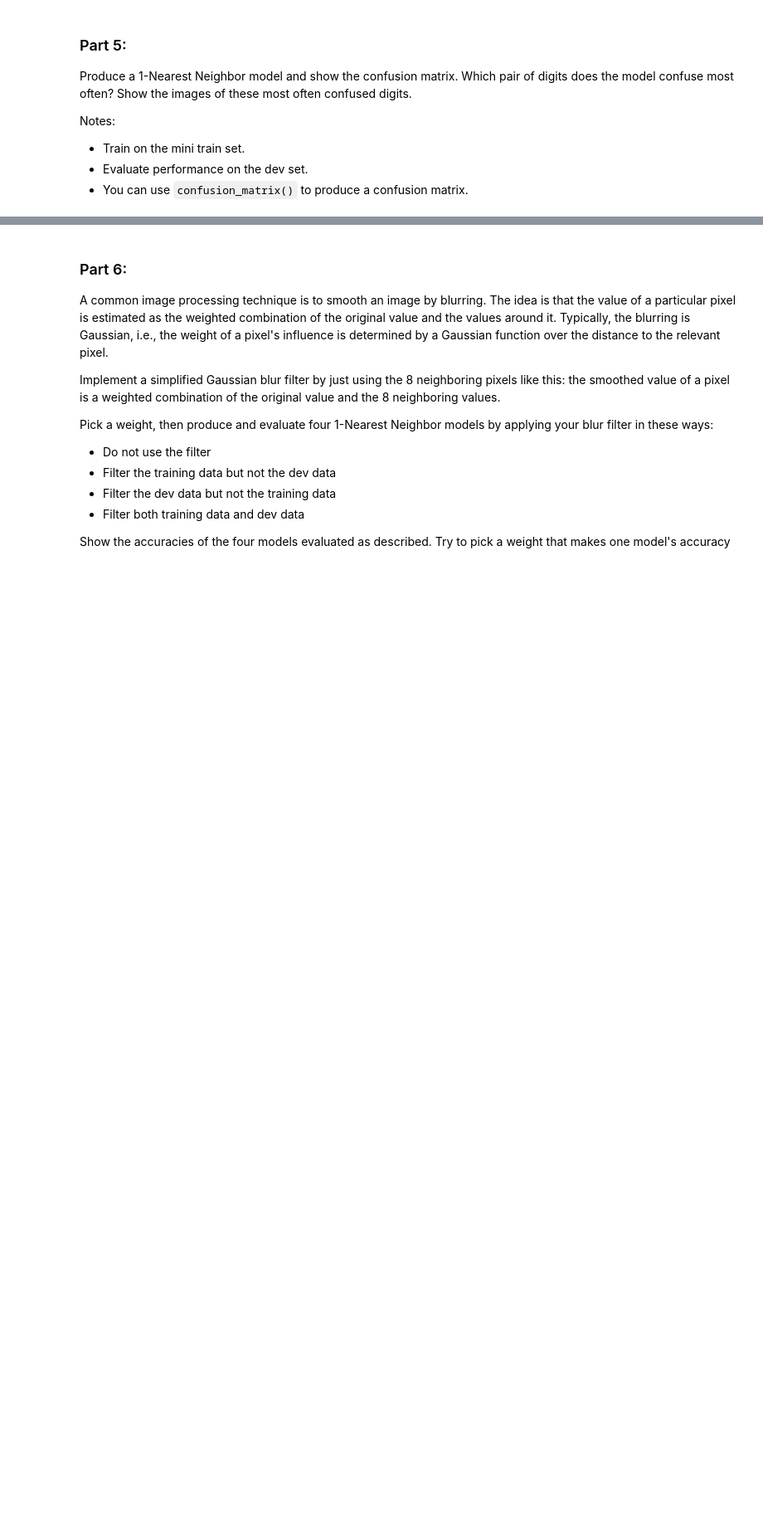
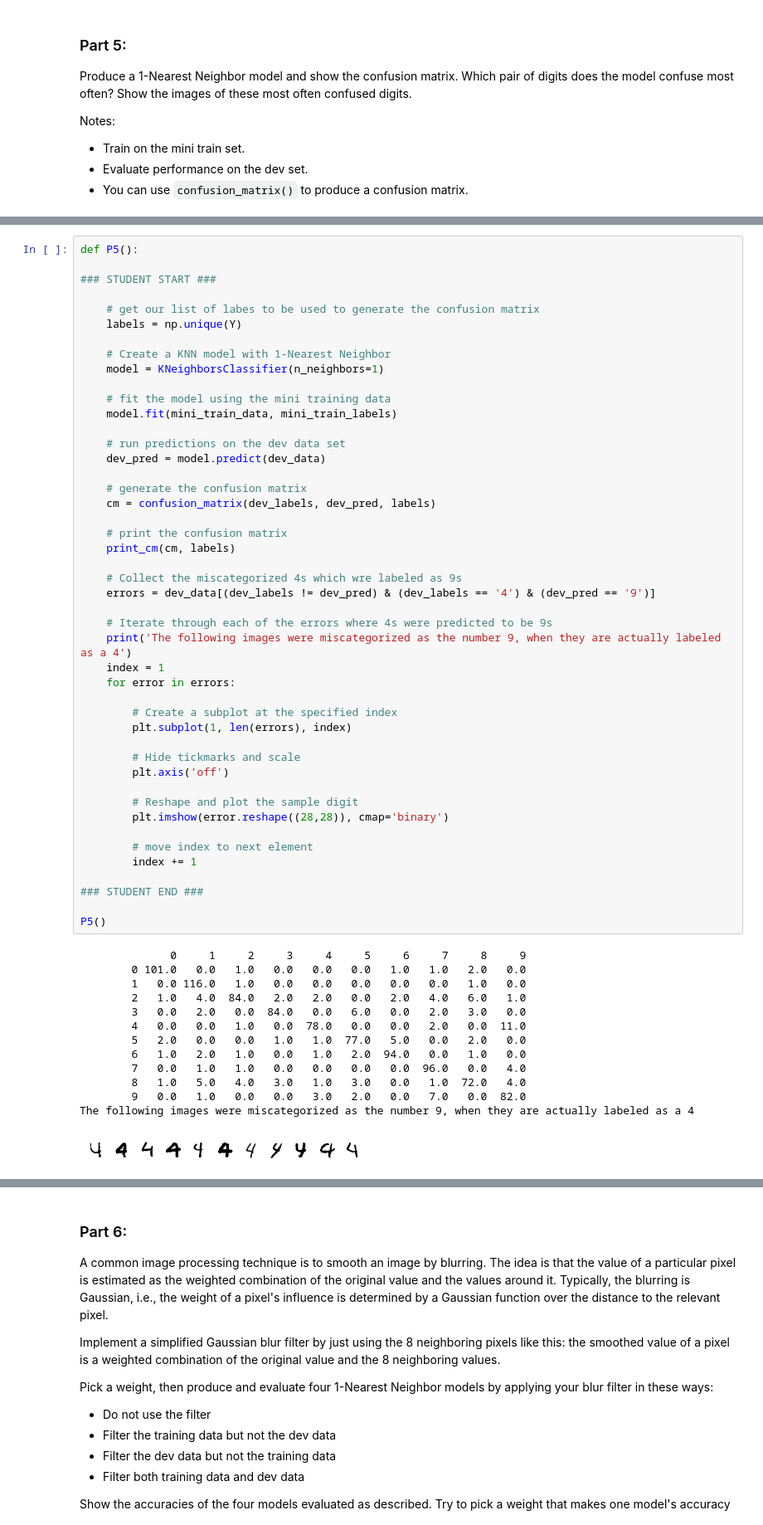
Before and after one commit to imander/w207, a Jupyter notebook: project1/ian_anderson_p1.ipynb, the cells around one changed output, grey strips where cells are left out. Shown: that part at 83% size. Drawn from its saved outputs; the diff is of its cells as text; blank space fills up the shorter version.

```diff
--- a/project1/ian_anderson_p1.ipynb
+++ b/project1/ian_anderson_p1.ipynb
@@ -366,0 +383,60 @@ ANSWER:
+# %%
+def P5():
+
+### STUDENT START ###
+
+    # get our list of labes to be used to generate the confusion matrix
+    labels = np.unique(Y)
+
+    # Create a KNN model with 1-Nearest Neighbor
+    model = KNeighborsClassifier(n_neighbors=1)
+
+    # fit the model using the mini training data
+    model.fit(mini_train_data, mini_train_labels)
+
+    # run predictions on the dev data set
+    dev_pred = model.predict(dev_data)
+
+    # generate the confusion matrix
+    cm = confusion_matrix(dev_labels, dev_pred, labels)
+
+    # print the confusion matrix
+    print_cm(cm, labels)
+
+    # Collect the miscategorized 4s which wre labeled as 9s
+    errors = dev_data[(dev_labels != dev_pred) & (dev_labels == '4') & (dev_pred == '9')]
+
+    # Iterate through each of the errors where 4s were predicted to be 9s
+    print('The following images were miscategorized as the number 9, when they are actually labeled as a 4')
+    index = 1
+    for error in errors:
+
+        # Create a subplot at the specified index
+        plt.subplot(1, len(errors), index)
+
+        # Hide tickmarks and scale
+        plt.axis('off')
+
+        # Reshape and plot the sample digit
+        plt.imshow(error.reshape((28,28)), cmap='binary')
+
+        # move index to next element
+        index += 1
+
+### STUDENT END ###
+
+P5()
+# %% [output]
+              0     1     2     3     4     5     6     7     8     9
+        0 101.0   0.0   1.0   0.0   0.0   0.0   1.0   1.0   2.0   0.0
+        1   0.0 116.0   1.0   0.0   0.0   0.0   0.0   0.0   1.0   0.0
+        2   1.0   4.0  84.0   2.0   2.0   0.0   2.0   4.0   6.0   1.0
+        3   0.0   2.0   0.0  84.0   0.0   6.0   0.0   2.0   3.0   0.0
+        4   0.0   0.0   1.0   0.0  78.0   0.0   0.0   2.0   0.0  11.0
+        5   2.0   0.0   0.0   1.0   1.0  77.0   5.0   0.0   2.0   0.0
+        6   1.0   2.0   1.0   0.0   1.0   2.0  94.0   0.0   1.0   0.0
+        7   0.0   1.0   1.0   0.0   0.0   0.0   0.0  96.0   0.0   4.0
+        8   1.0   5.0   4.0   3.0   1.0   3.0   0.0   1.0  72.0   4.0
+        9   0.0   1.0   0.0   0.0   3.0   2.0   0.0   7.0   0.0  82.0
+The following images were miscategorized as the number 9, when they are actually labeled as a 4
+[figure, added]
```
Also changed, not shown: parts of 28 cells of this notebook.
